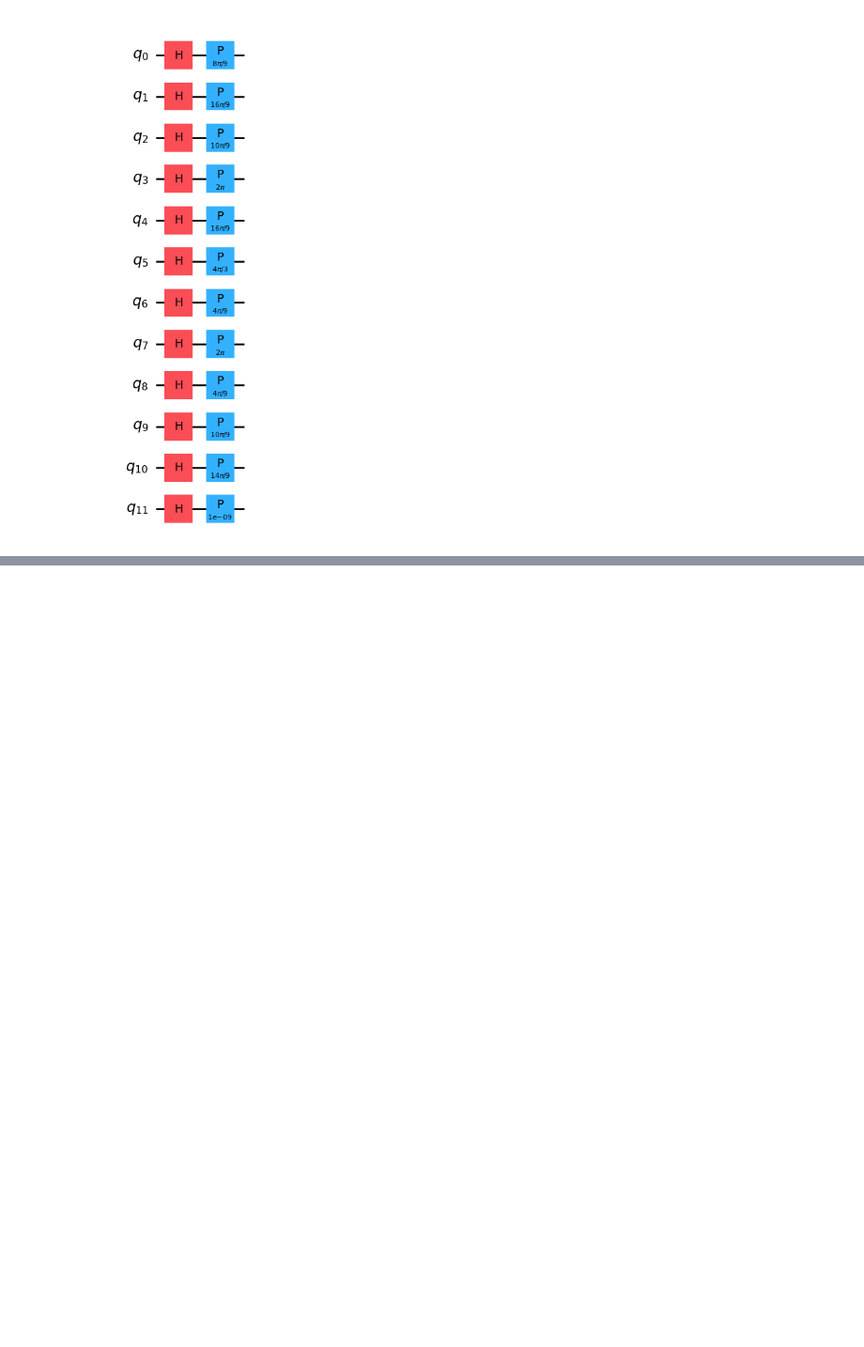
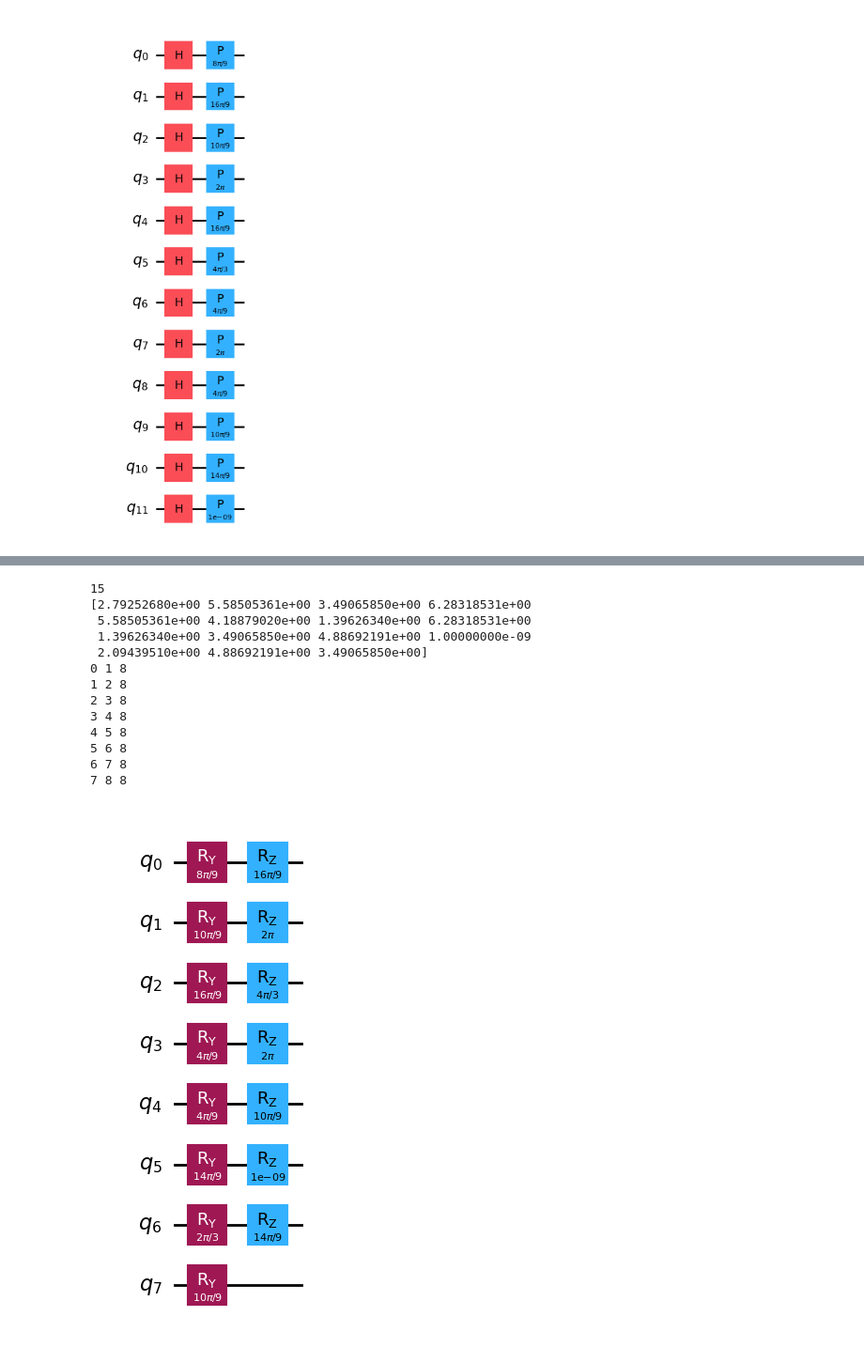
Before and after one commit to preimitz/QuantumComp-QuantumInfo, a Jupyter notebook: quantum-computing-tools/Qiskit/999-1-Data-Encoding.ipynb, the cells around one changed output, grey strips where cells are left out. Shown at 94% size. Saved outputs shown, nothing was run; the diff lists cells and outputs as text; code cells hidden in the pictures; blank space fills up the shorter version.

```diff
--- a/quantum-computing-tools/Qiskit/999-1-Data-Encoding.ipynb
+++ b/quantum-computing-tools/Qiskit/999-1-Data-Encoding.ipynb
@@ -363,0 +395,35 @@ phase_encoding(x_vec)
+# %%
+def dense_angle_encoding(vec):
+
+    nqubit=math.ceil((len(vec)/2))
+
+    scaled_vec = rescale_vec(vec)
+
+    qc = QuantumCircuit(nqubit)
+
+    for nx in range(0,nqubit):
+        print(nx,nx+1,nqubit)
+        qc.ry(scaled_vec[2*nx], nx)
+        if nx+1 != nqubit: qc.rz(scaled_vec[2*nx+1], nx)
+
+    return qc.draw("mpl", scale=1)
+# %%
+x_vec = [4,8,5,9,8,6,2,9,2,5,7,0,3,7,5]
+print(len(x_vec))
+print(rescale_vec(x_vec))
+dense_angle_encoding(x_vec)
+# %% [output]
+15
+[2.79252680e+00 5.58505361e+00 3.49065850e+00 6.28318531e+00
+ 5.58505361e+00 4.18879020e+00 1.39626340e+00 6.28318531e+00
+ 1.39626340e+00 3.49065850e+00 4.88692191e+00 1.00000000e-09
+ 2.09439510e+00 4.88692191e+00 3.49065850e+00]
+0 1 8
+1 2 8
+2 3 8
+3 4 8
+4 5 8
+5 6 8
+6 7 8
+7 8 8
+[figure, added]
```
Also changed, not shown: parts of 4 cells of this notebook.
